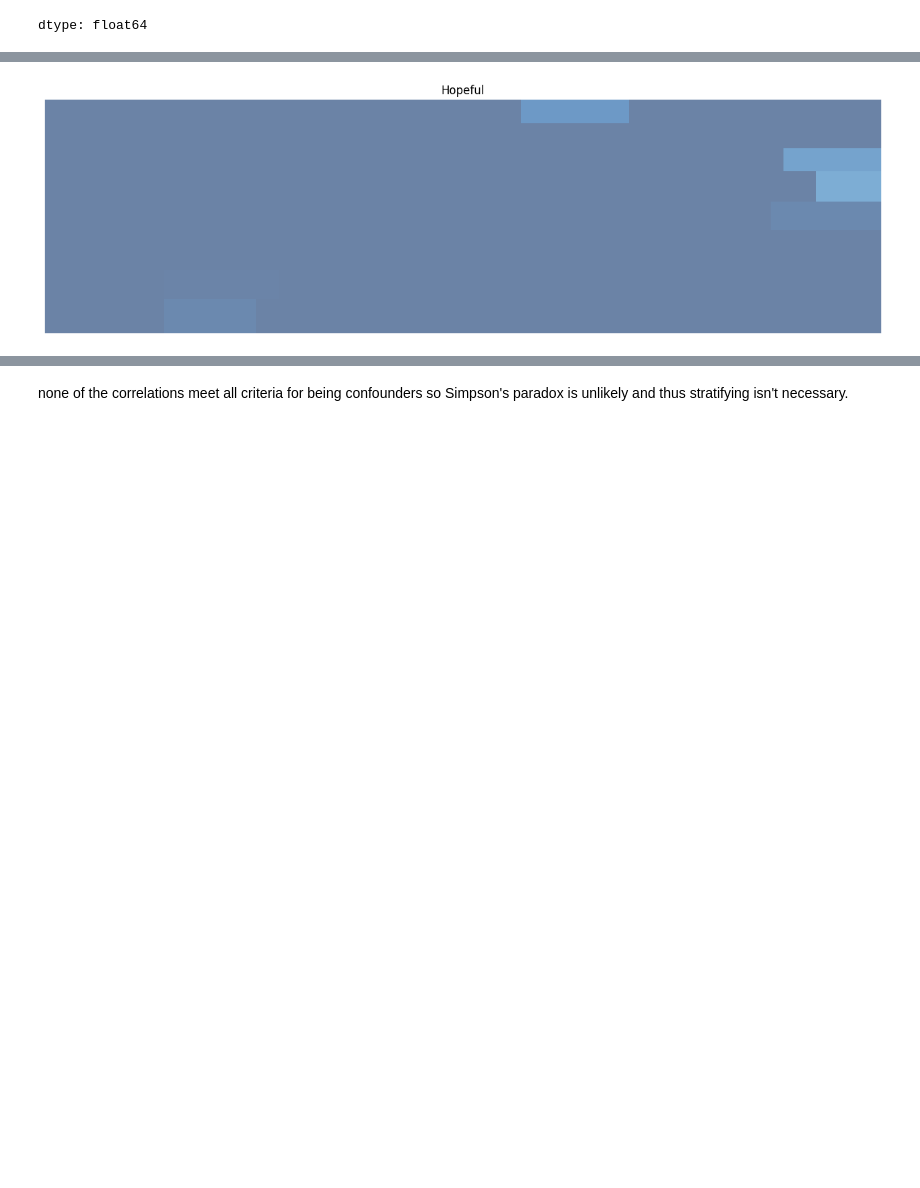
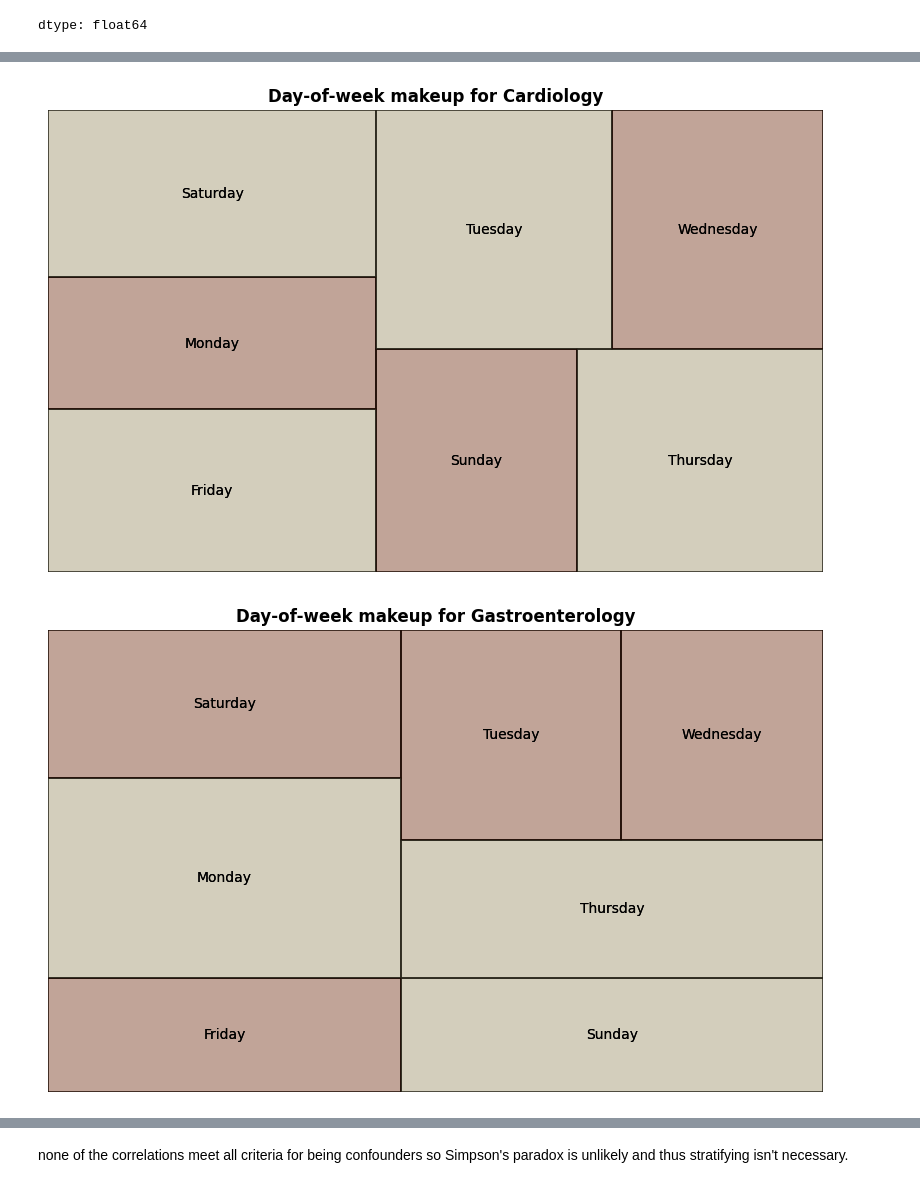
Before and after one commit to Mikayla-ds2/surge-sense, a Jupyter notebook: eda+viz.ipynb, the cells around one changed output, grey strips where cells are left out. Saved outputs shown, nothing was run; the diff lists cells and outputs as text; code cells hidden in the pictures; blank space fills up the shorter version.

Commit message:
treemap works; can add functions tmrw

```diff
--- a/eda+viz.ipynb
+++ b/eda+viz.ipynb
@@ -319,31 +324,38 @@ dtype: float64
 # %%
-# hopefully this works for treemap
-%pip install squarify
-%pip install matplotlib
-import matplotlib
-import squarify
-from plot_deviation import _confidence_alpha  # reuse, don't duplicate
+from plot_deviation import _confidence_alpha
 
 above_color = "#9D9368"
 below_color = "#743015"
 
-colors = []
-for row in result.tidy.itertuples():
-    base_color = above_color if row.diff_pp >= 0 else below_color
-    alpha = _confidence_alpha(
-        row.adjusted_residual, row.significant, row.low_reliability, result.z_critical
+for dept in result.tidy["department_referral"].unique():
+    subset = result.tidy[result.tidy["department_referral"] == dept]
+
+    colors = []
+    for row in subset.itertuples():
+        base_color = above_color if row.diff_pp >= 0 else below_color
+        alpha = _confidence_alpha(
+            row.adjusted_residual, row.significant, row.low_reliability, result.z_critical
+        )
+        rgba = matplotlib.colors.to_rgba(base_color, alpha=alpha)
+        colors.append(rgba)
+
+    fig = plt.gcf()
+    fig.set_size_inches(10, 6)
+
+    squarify.plot(
+        sizes=subset["pct"],
+        label=subset["day_of_week"],
+        color=colors,
+        bar_kwargs={"linewidth": 1.1, "edgecolor": "black"},
     )
-    rgba = matplotlib.colors.to_rgba(base_color, alpha=alpha)
-    colors.append(rgba)
+    fig.set_size_inches(10, 6)
 
-fig = plt.gcf()
-fig.set_size_inches(16, 4.5)
-
-squarify.plot(
-    sizes=result.tidy["rate_pct"],       # or composition_pct, whichever your table has
-    label=result.tidy["<outcome column>"],
-    color=colors,
-)
-plt.axis("off")
-plt.show()
+    squarify.plot(
+        sizes=subset["pct"],
+        label=subset["day_of_week"],
+        color=colors,
+    )
+    plt.axis("off")
+    plt.title(f"Day-of-week makeup for {dept}", fontweight="bold")
+    plt.show()
 # %% [output]
@@ -362 +362,2 @@ Requirement already satisfied: six>=1.5 in /usr/local/lib/python3.13/dist-packag
-[figure, old version]
+[figure, new version]
+[figure, added]
```
Also changed, not shown: parts of 2 cells of this notebook, 1 other file.
